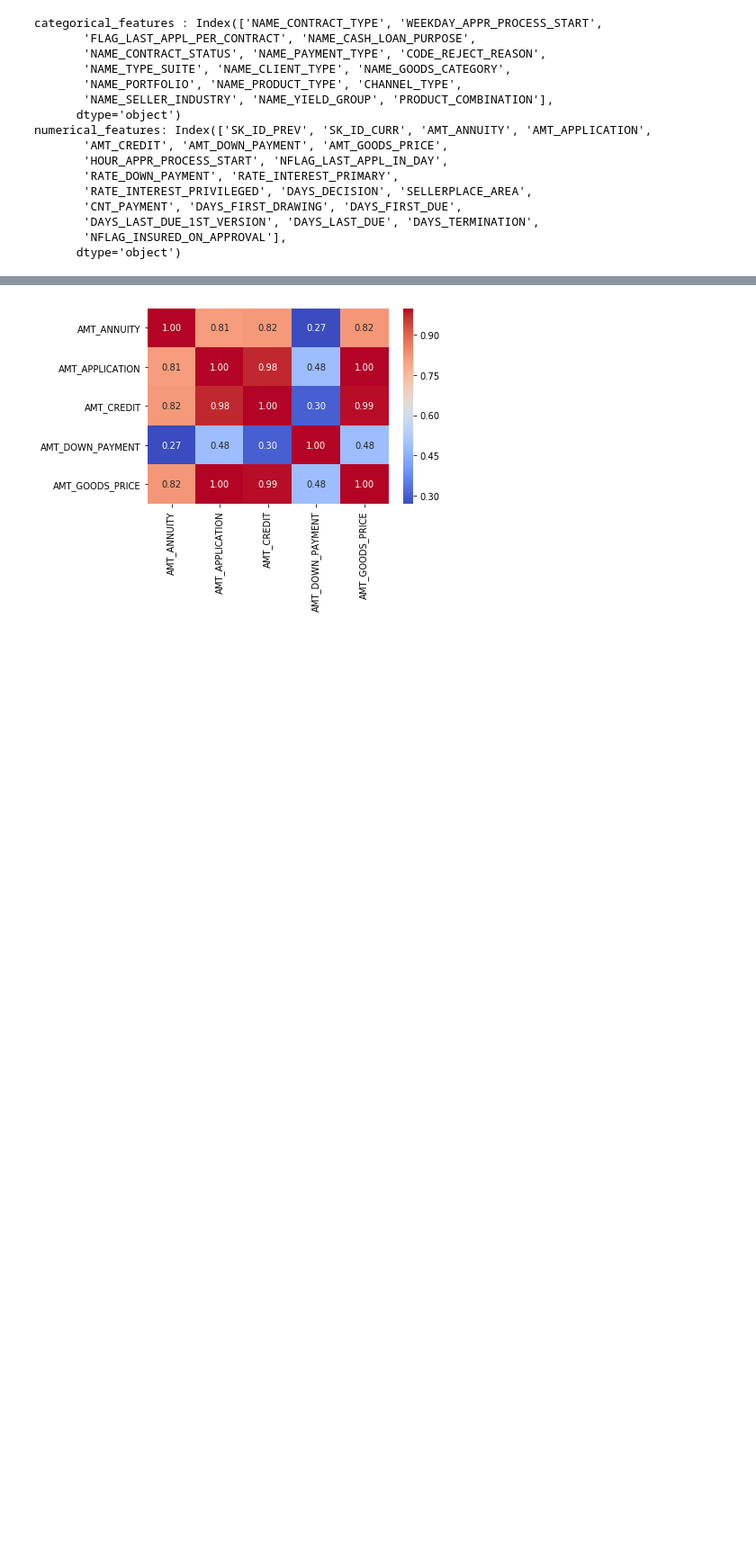
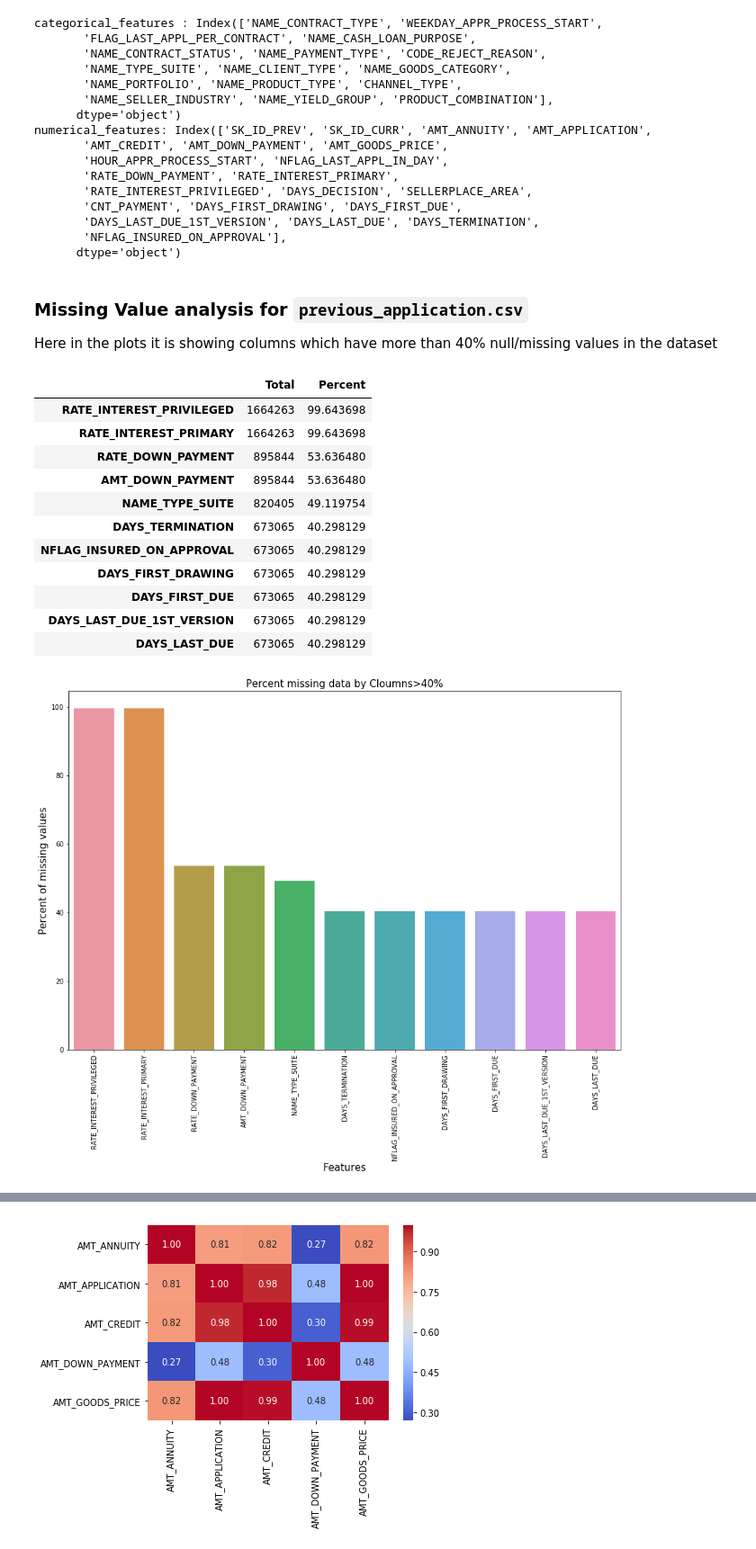
Before and after one commit to abhi18av/creditsEDACaseStudy, a Jupyter notebook: notebooks/Submission-2.1.ipynb, the cells around one changed output, grey strips where cells are left out. Shown at 90% size. Cells and saved outputs as stored; diff of their text form; code cells hidden in the pictures; blank space fills up the shorter version.

```diff
--- a/notebooks/Submission-2.1.ipynb
+++ b/notebooks/Submission-2.1.ipynb
@@ -9,5 +24,5 @@ from scipy import stats
 # %%
-previous_application=pd.read_csv("previous_application.csv")
+previous_application=pd.read_csv("../data/raw/previous_application.csv")
 previous_application.head()
 # %% [output]
 |  | SK_ID_PREV | SK_ID_CURR | NAME_CONTRACT_TYPE | AMT_ANNUITY | AMT_APPLICATION | AMT_CREDIT | ... |
@@ -63,3 +128,39 @@ numerical_features: Index(['SK_ID_PREV', 'SK_ID_CURR', 'AMT_ANNUITY', 'AMT_APPLI
        'DAYS_LAST_DUE_1ST_VERSION', 'DAYS_LAST_DUE', 'DAYS_TERMINATION',
        'NFLAG_INSURED_ON_APPROVAL'],
       dtype='object')
+# %% [markdown]
+### Missing Value analysis for `previous_application.csv`
+Here in the plots it is showing columns which have more than 40% null/missing values in the dataset
+# %%
+
+# function to analys missing values in a dataset
+
+def missingdata(data):
+    total = data.isnull().sum().sort_values(ascending = False)
+    percent = (data.isnull().sum()/data.isnull().count()*100).sort_values(ascending = False)
+    ms=pd.concat([total, percent], axis=1, keys=['Total', 'Percent'])
+    ms= ms[ms["Percent"] > 40]
+    f,ax =plt.subplots(figsize=(15,10))
+    plt.xticks(rotation='90')
+    fig=sns.barplot(ms.index, ms["Percent"])
+    plt.xlabel('Features', fontsize=15)
+    plt.ylabel('Percent of missing values', fontsize=15)
+    plt.title('Percent missing data by Cloumns>40%', fontsize=15)
+    return ms
+# %%
+
+missingdata(previous_application)
+# %% [output]
+|  | Total | Percent |
+| RATE_INTEREST_PRIVILEGED | 1664263 | 99.643698 |
+| RATE_INTEREST_PRIMARY | 1664263 | 99.643698 |
+| RATE_DOWN_PAYMENT | 895844 | 53.636480 |
+| AMT_DOWN_PAYMENT | 895844 | 53.636480 |
+| NAME_TYPE_SUITE | 820405 | 49.119754 |
+| DAYS_TERMINATION | 673065 | 40.298129 |
+| NFLAG_INSURED_ON_APPROVAL | 673065 | 40.298129 |
+| DAYS_FIRST_DRAWING | 673065 | 40.298129 |
+| DAYS_FIRST_DUE | 673065 | 40.298129 |
+| DAYS_LAST_DUE_1ST_VERSION | 673065 | 40.298129 |
+| DAYS_LAST_DUE | 673065 | 40.298129 |
+[figure, added]
```
Also changed, not shown: parts of 41 cells of this notebook, 1 other file.
